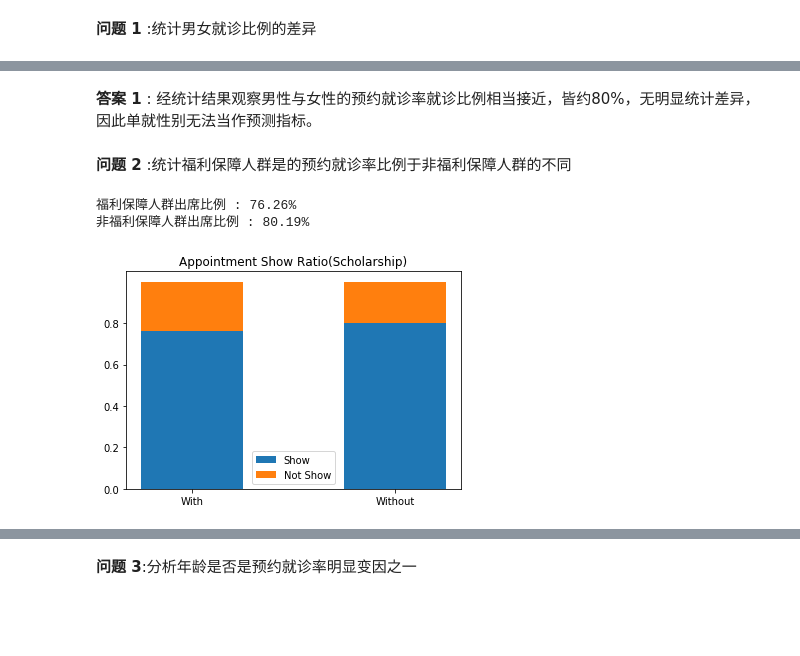
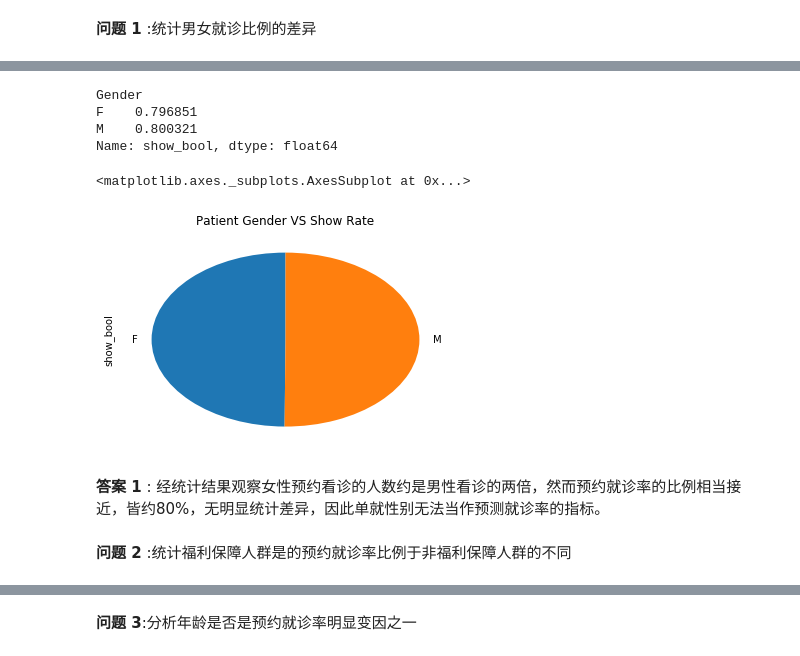
Before and after one commit to andy74911/Udacity, a Jupyter notebook: Machine Learning (Junior)/探索数据集/于巴西未前往就诊的挂号预约探讨.ipynb, the cells around one changed output, grey strips where cells are left out. Saved outputs shown, nothing was run; the diff lists cells and outputs as text; code cells hidden in the pictures; blank space fills up the shorter version.

```diff
--- a/Machine Learning (Junior)/探索数据集/于巴西未前往就诊的挂号预约探讨.ipynb
+++ b/Machine Learning (Junior)/探索数据集/于巴西未前往就诊的挂号预约探讨.ipynb
@@ -86,23 +85,15 @@ draw_plot(show_yes, show_no ,title, x_label,legend )
+# %%
+gender_ratio = df.groupby('Gender')['show_bool'].mean()
+print(gender_ratio)
+gender_ratio.plot(kind = 'pie', startangle = 90, title = 'Patient Gender VS Show Rate')
+# %% [output]
+Gender
+F    0.796851
+M    0.800321
+Name: show_bool, dtype: float64
+<matplotlib.axes._subplots.AxesSubplot at 0x...>
+[figure, added]
 # %% [markdown]
-**答案 1** : 经统计结果观察男性与女性的预约就诊率就诊比例相当接近，皆约80%，无明显统计差异，因此单就性别无法当作预测指标。
+**答案 1** : 经统计结果观察女性预约看诊的人数约是男性看诊的两倍，然而预约就诊率的比例相当接近，皆约80%，无明显统计差异，因此单就性别无法当作预测就诊率的指标。
 # %% [markdown]
 **问题 2** :统计福利保障人群是的预约就诊率比例于非福利保障人群的不同
-# %%
-df_with_scholar = df[df['Scholarship'] == 1]
-df_without_scholar = df[df['Scholarship'] == 0]
-show_with_scholar = df_with_scholar.groupby('No-show')['PatientId'].count()
-show_without_scholar = df_without_scholar.groupby('No-show')['PatientId'].count()
-show_sum = [sum(show_with_scholar), sum(show_without_scholar)]
-
-show_yes = [show_with_scholar['No']/show_sum[0], show_without_scholar['No']/show_sum[1]]
-show_no = [show_with_scholar['Yes']/show_sum[0], show_without_scholar['Yes']/show_sum[1]]
-print('福利保障人群出席比例 : {:.2%}'.format(show_yes[0]))
-print('非福利保障人群出席比例 : {:.2%}'.format(show_yes[1]))
-title = 'Appointment Show Ratio(Scholarship)'
-x_label = ['With', 'Without']
-legend = ['Show', 'Not Show']
-draw_plot(show_yes,show_no ,title, x_label,legend )
-# %% [output]
-福利保障人群出席比例 : 76.26%
-非福利保障人群出席比例 : 80.19%
-[figure, removed]
```
Also changed, not shown: parts of 25 cells of this notebook, 1 other file.
